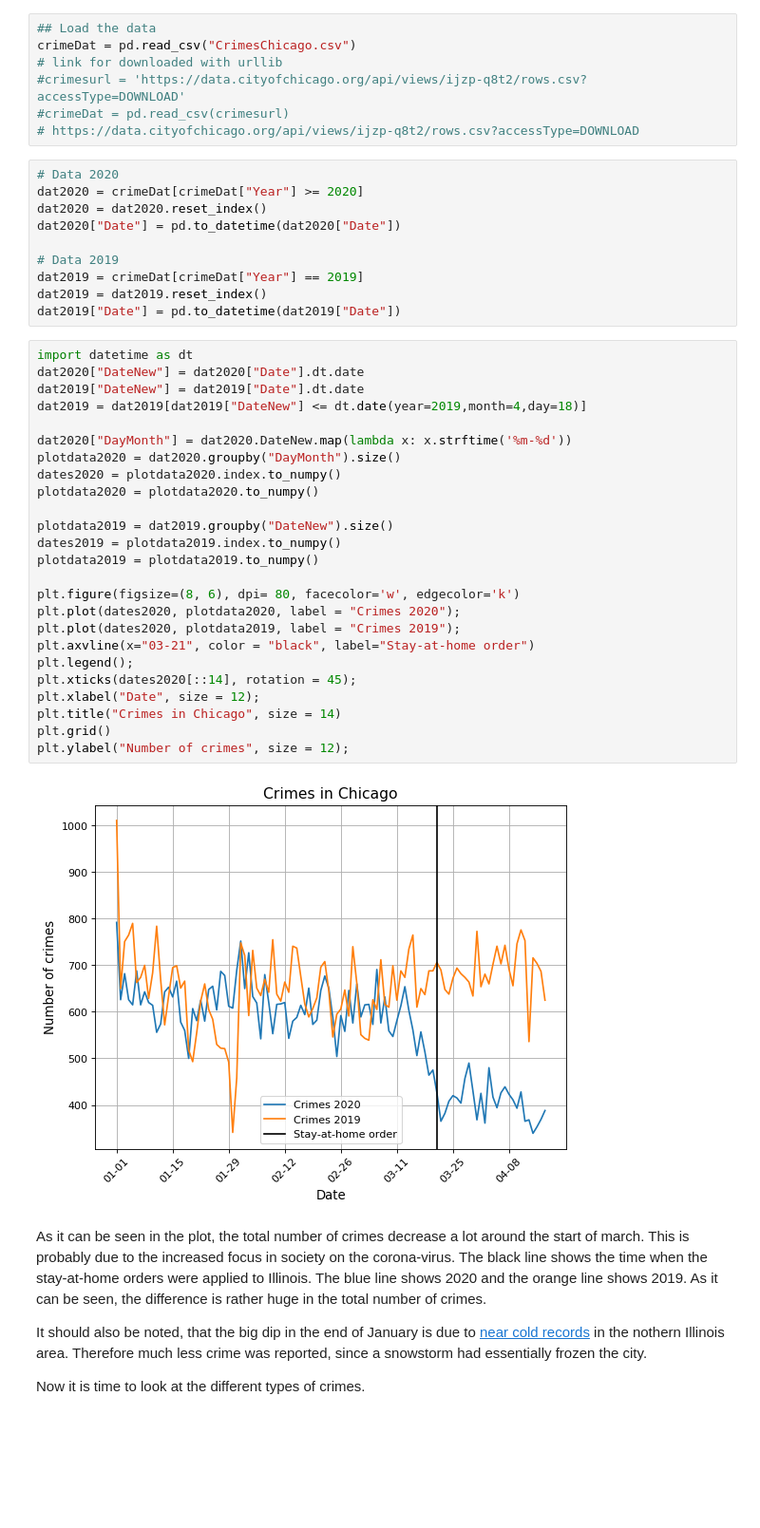
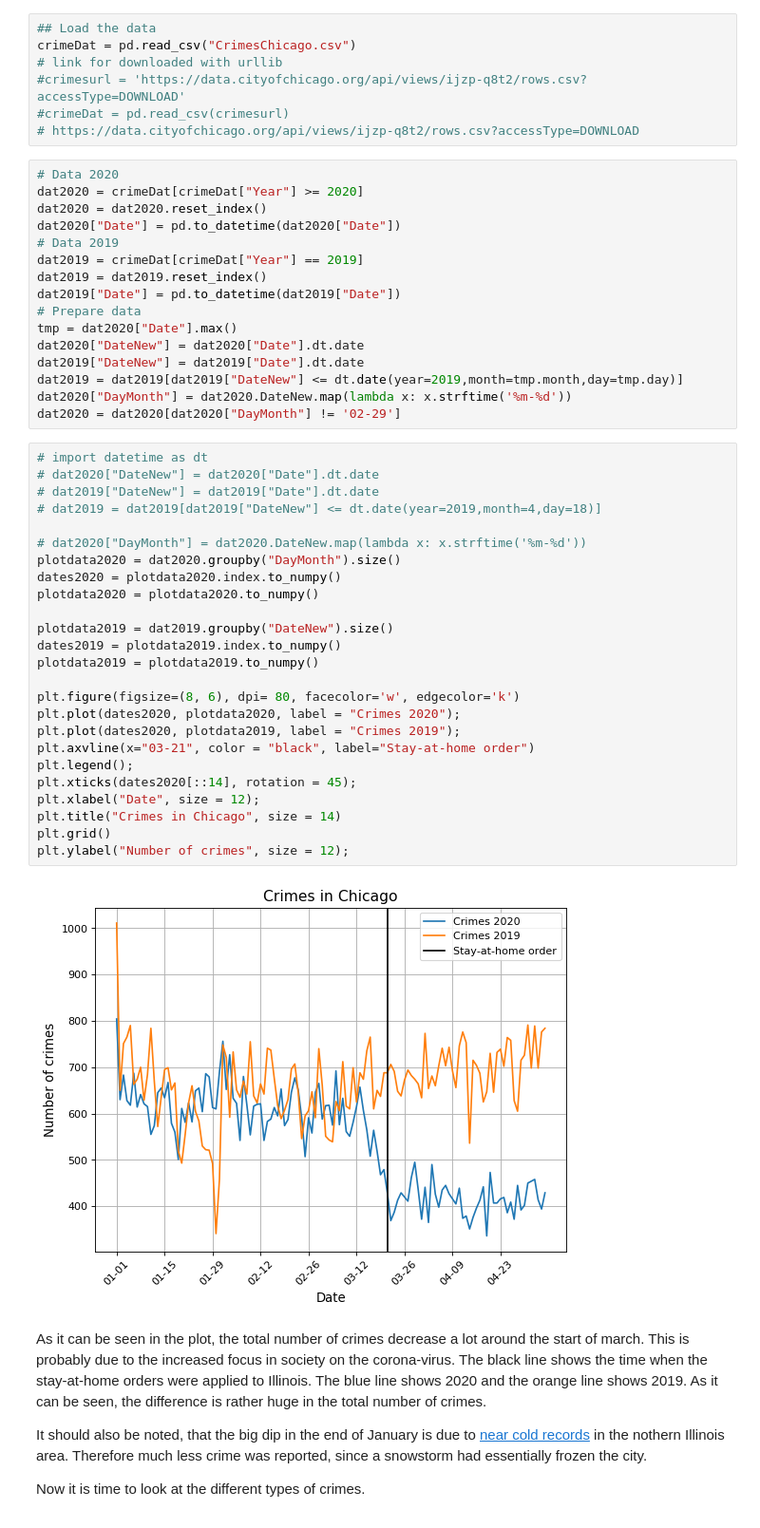
Before and after one commit to neeljansen/SocialDataAnalysisFinalProject, a Jupyter notebook: ExamProject2.ipynb, the cells around one changed output. Shown at 95% size. Drawn from its saved outputs; the diff is of its cells as text; blank space fills up the shorter version.

```diff
--- a/ExamProject2.ipynb
+++ b/ExamProject2.ipynb
@@ -198,38 +198,44 @@ crimeDat = pd.read_csv("CrimesChicago.csv")
 dat2020 = crimeDat[crimeDat["Year"] >= 2020]
 dat2020 = dat2020.reset_index()
 dat2020["Date"] = pd.to_datetime(dat2020["Date"])
-
 # Data 2019
 dat2019 = crimeDat[crimeDat["Year"] == 2019]
 dat2019 = dat2019.reset_index()
 dat2019["Date"] = pd.to_datetime(dat2019["Date"])
+# Prepare data
+tmp = dat2020["Date"].max()
+dat2020["DateNew"] = dat2020["Date"].dt.date
+dat2019["DateNew"] = dat2019["Date"].dt.date
+dat2019 = dat2019[dat2019["DateNew"] <= dt.date(year=2019,month=tmp.month,day=tmp.day)]
+dat2020["DayMonth"] = dat2020.DateNew.map(lambda x: x.strftime('%m-%d'))
+dat2020 = dat2020[dat2020["DayMonth"] != '02-29']
 # %%
-import datetime as dt
-dat2020["DateNew"] = dat2020["Date"].dt.date
-dat2019["DateNew"] = dat2019["Date"].dt.date
-dat2019 = dat2019[dat2019["DateNew"] <= dt.date(year=2019,month=4,day=18)]
+# import datetime as dt
+# dat2020["DateNew"] = dat2020["Date"].dt.date
+# dat2019["DateNew"] = dat2019["Date"].dt.date
+# dat2019 = dat2019[dat2019["DateNew"] <= dt.date(year=2019,month=4,day=18)]
 
-dat2020["DayMonth"] = dat2020.DateNew.map(lambda x: x.strftime('%m-%d'))
+# dat2020["DayMonth"] = dat2020.DateNew.map(lambda x: x.strftime('%m-%d'))
 plotdata2020 = dat2020.groupby("DayMonth").size()
 dates2020 = plotdata2020.index.to_numpy()
 plotdata2020 = plotdata2020.to_numpy()
 
 plotdata2019 = dat2019.groupby("DateNew").size()
 dates2019 = plotdata2019.index.to_numpy()
 plotdata2019 = plotdata2019.to_numpy()
 
 plt.figure(figsize=(8, 6), dpi= 80, facecolor='w', edgecolor='k')
 plt.plot(dates2020, plotdata2020, label = "Crimes 2020");
 plt.plot(dates2020, plotdata2019, label = "Crimes 2019");
 plt.axvline(x="03-21", color = "black", label="Stay-at-home order")
 plt.legend();
 plt.xticks(dates2020[::14], rotation = 45);
 plt.xlabel("Date", size = 12);
 plt.title("Crimes in Chicago", size = 14)
 plt.grid()
 plt.ylabel("Number of crimes", size = 12);
 # %% [output]
-[figure, old version]
+[figure, new version]
 # %% [markdown]
 As it can be seen in the plot, the total number of crimes decrease a lot around the start of march. This is probably due to the increased focus in society on the corona-virus. The black line shows the time when the stay-at-home orders were applied to Illinois. The blue line shows 2020 and the orange line shows 2019. As it can be seen, the difference is rather huge in the total number of crimes.
 
```
Also changed, not shown: parts of 19 cells of this notebook.
